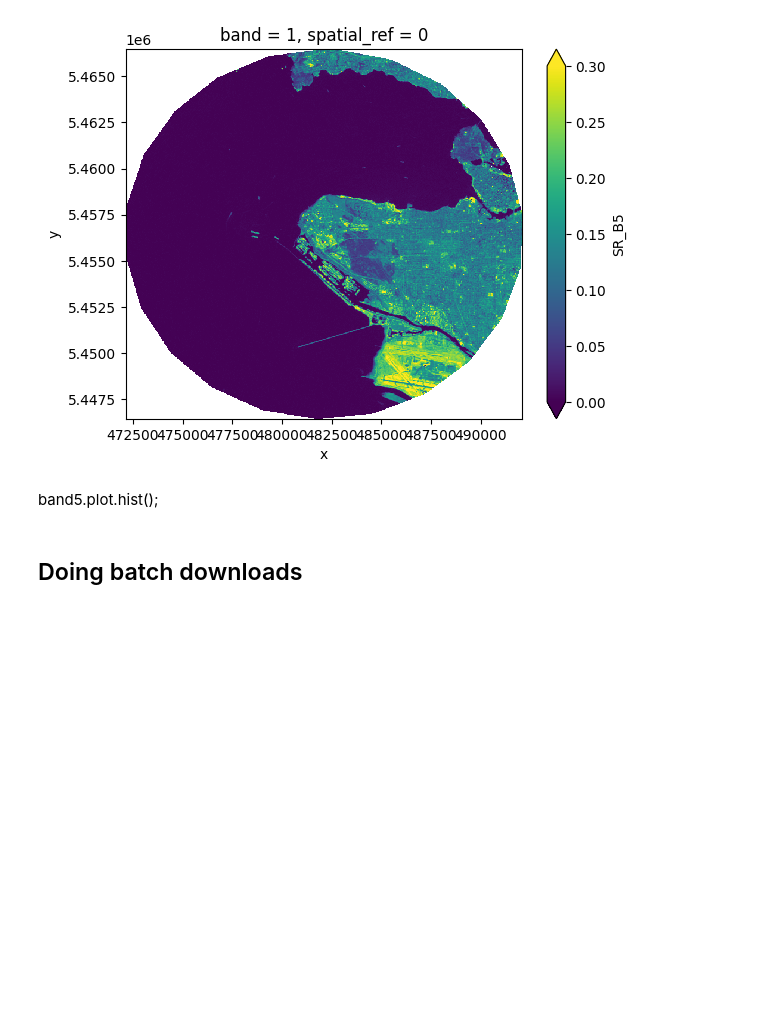
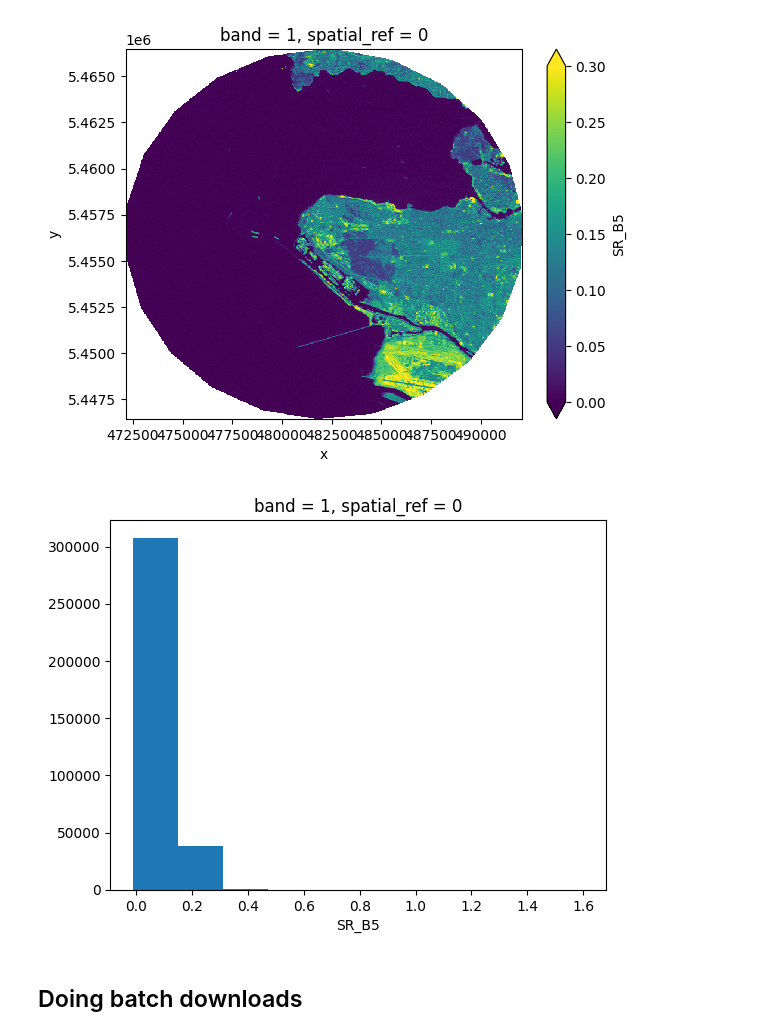
Before and after one commit to spirallollipop/a301_extras, a Jupyter notebook: notebooks/week10/read_landsat_ee.ipynb, the cells around one changed output. Saved outputs shown, nothing was run; the diff lists cells and outputs as text; code cells hidden in the pictures; blank space fills up the shorter version.

```diff
--- a/notebooks/week10/read_landsat_ee.ipynb
+++ b/notebooks/week10/read_landsat_ee.ipynb
@@ -217,8 +220,10 @@ band5 = band5.squeeze()
 band5.plot.imshow(vmin=0,vmax=0.3);
 # %% [output]
 [figure]
-# %% [markdown]
-band5.plot.hist();
+# %%
+band5.plot.hist();
+# %% [output]
+[figure, added]
 # %% [markdown]
 ## Doing batch downloads
 # %% [markdown]
```
Also changed, not shown: parts of 4 cells of this notebook.
